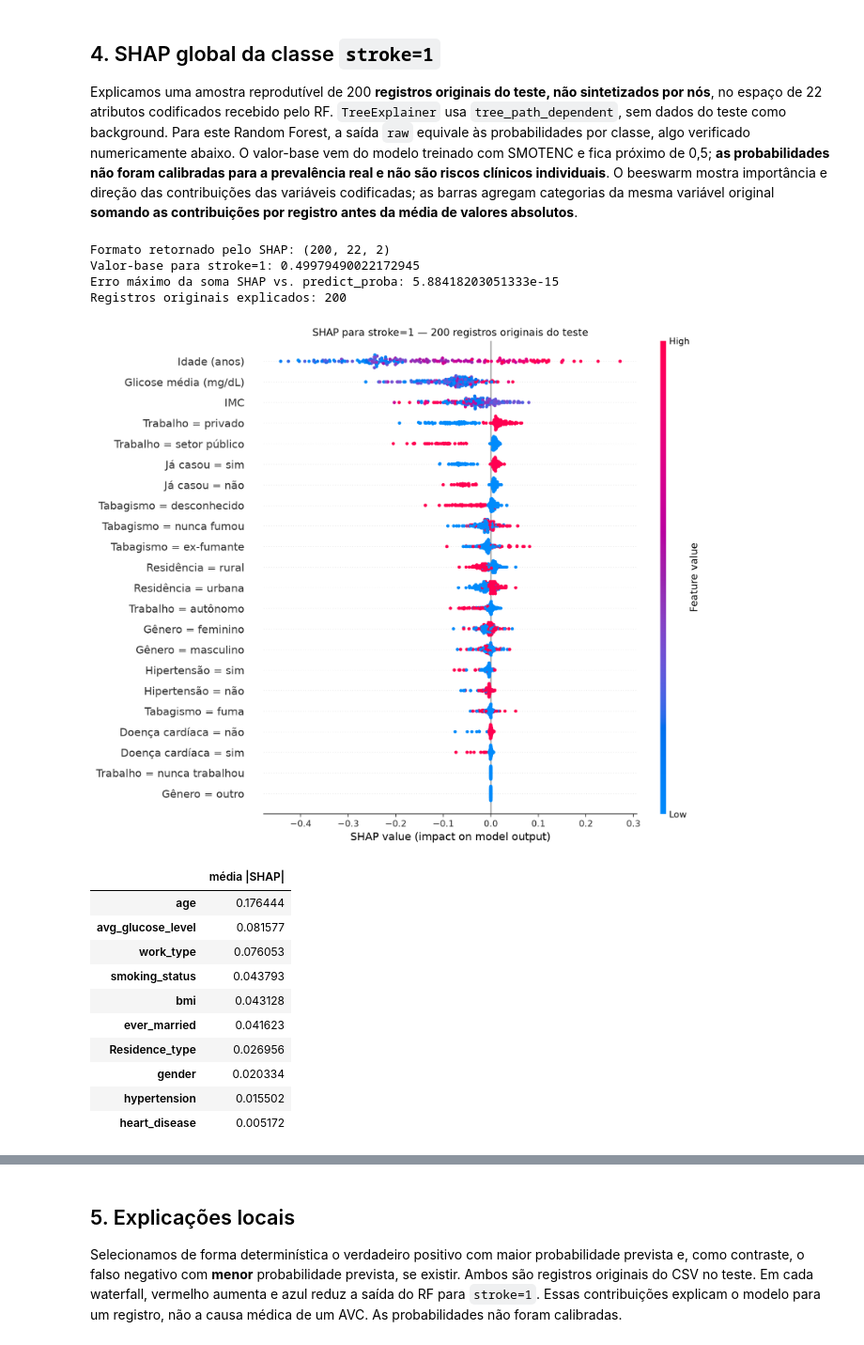
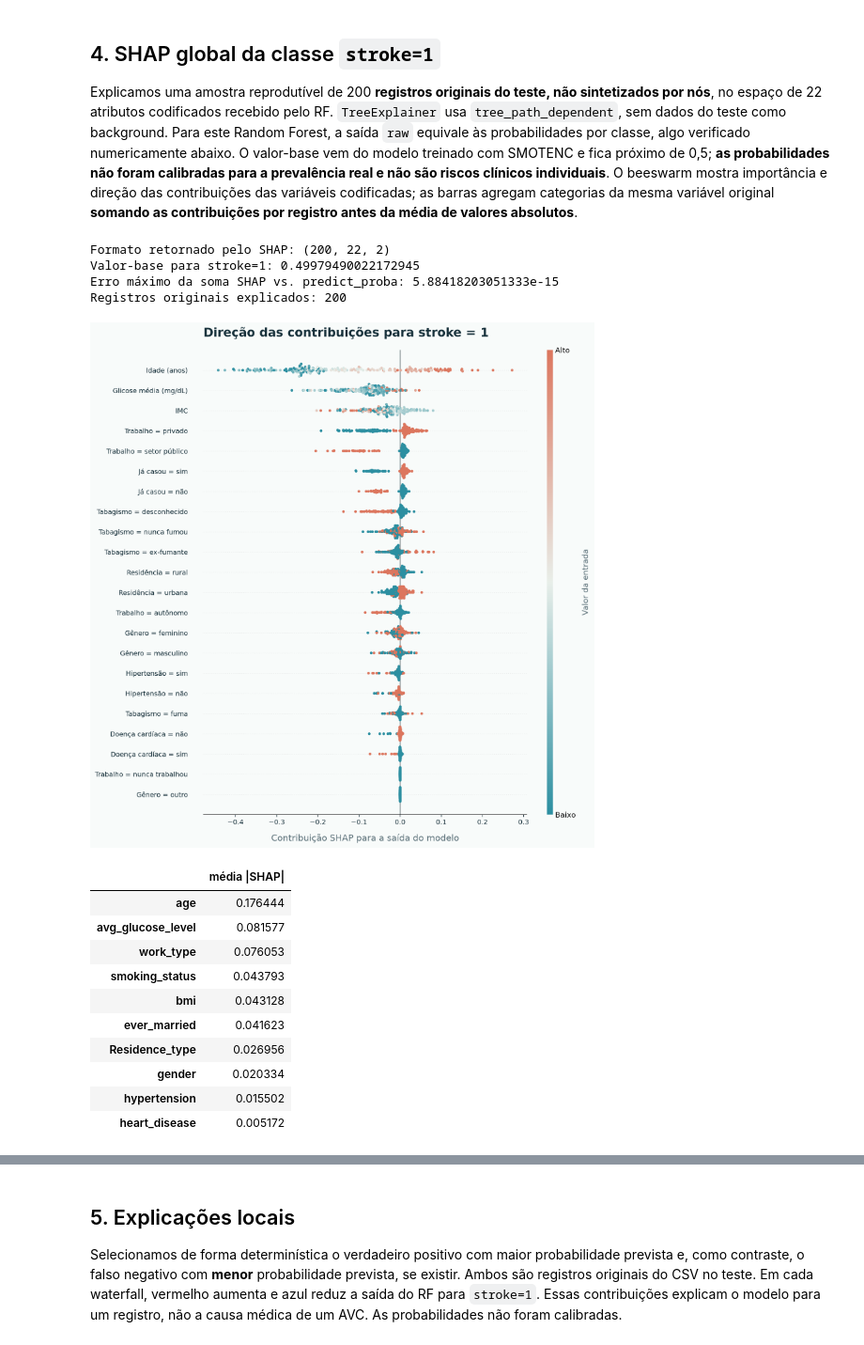
Before and after one commit to Erasmojuniordev/xai-avc-shap, a Jupyter notebook: projeto-python/notebooks/02_modelo_e_shap.ipynb, the cells around one changed output, grey strips where cells are left out. Shown at 94% size. Drawn from its saved outputs; the diff is of its cells as text; code cells hidden in the pictures.

```diff
--- a/projeto-python/notebooks/02_modelo_e_shap.ipynb
+++ b/projeto-python/notebooks/02_modelo_e_shap.ipynb
@@ -138,49 +140,38 @@ explainer = shap.TreeExplainer(
 raw_shap = explainer.shap_values(encoded_explain)
 print('Formato retornado pelo SHAP:',
       [part.shape for part in raw_shap] if isinstance(raw_shap, list) else np.shape(raw_shap))
 # Seleciona explicitamente stroke=1; evita confundir as duas classes.
 values, base_value = positive_shap_values(explainer, encoded_explain, rf.classes_)
 probabilities = model.predict_proba(X_explain)[:, list(rf.classes_).index(1)]
 # Verifica aditividade: valor-base + SHAP deve reconstruir predict_proba.
 max_error = float(np.max(np.abs(base_value + values.sum(axis=1) - probabilities)))
 assert max_error < 1e-6
 print('Valor-base para stroke=1:', base_value)
 print('Erro máximo da soma SHAP vs. predict_proba:', max_error)
 print('Registros originais explicados:', len(X_explain))
 
 # Usa rótulos legíveis na mesma ordem das 22 colunas recebidas pelo RF.
 display_names = display_feature_names(model)
 assert len(display_names) == encoded_explain.shape[1]
 encoded_display = encoded_explain.copy()
 encoded_display.columns = display_names
-# Beeswarm global: magnitude, sinal e dispersão de cada contribuição.
-shap.summary_plot(values, encoded_display, show=False, max_display=22,
-                  plot_size=(11, 9))
-plt.title('SHAP para stroke=1 — 200 registros originais do teste')
-plt.tight_layout()
-plt.savefig(FIGURES / 'shap_summary_stroke1.png', dpi=160, bbox_inches='tight')
-plt.close()
+# As funções de visualização mantêm estilo e rótulos consistentes no notebook e no site.
+save_summary(values, encoded_display, FIGURES / 'shap_summary_stroke1.png')
 display(Image(filename=str(FIGURES / 'shap_summary_stroke1.png')))
 
-# Agrupa dummies por variável antes da média absoluta; salva tabela e barras.
+# As categorias one-hot são agrupadas antes da média absoluta, sem somar magnitudes.
 importance = grouped_shap_importance(values, model)
 display(importance.rename('média |SHAP|').to_frame())
 importance.rename('media_abs_shap').to_csv(RESULTS / 'importancia_shap.csv',
                                           header=True, encoding='utf-8')
-fig, ax = plt.subplots(figsize=(8, 5))
-importance.rename(index=FEATURE_LABELS).sort_values().plot.barh(ax=ax, color='#277da1')
-ax.set_xlabel('Média de |SHAP| na probabilidade de stroke=1')
-ax.set_title('Importância agregada por variável original')
-fig.tight_layout()
-fig.savefig(FIGURES / 'shap_importancia_agrupada.png', dpi=160, bbox_inches='tight')
-plt.close(fig)
+save_importance(importance, FIGURES / 'shap_importancia_agrupada.png')
 display(Image(filename=str(FIGURES / 'shap_importancia_agrupada.png')))
 # %% [output]
 Formato retornado pelo SHAP: (200, 22, 2)
 Valor-base para stroke=1: 0.49979490022172945
 Erro máximo da soma SHAP vs. predict_proba: 5.88418203051333e-15
 Registros originais explicados: 200
-[figure, old version]
+[figure, new version]
 |  | média |SHAP| |
 | age | 0.176444 |
 | avg_glucose_level | 0.081577 |
```
Also changed, not shown: parts of 6 cells of this notebook, 12 other files.
